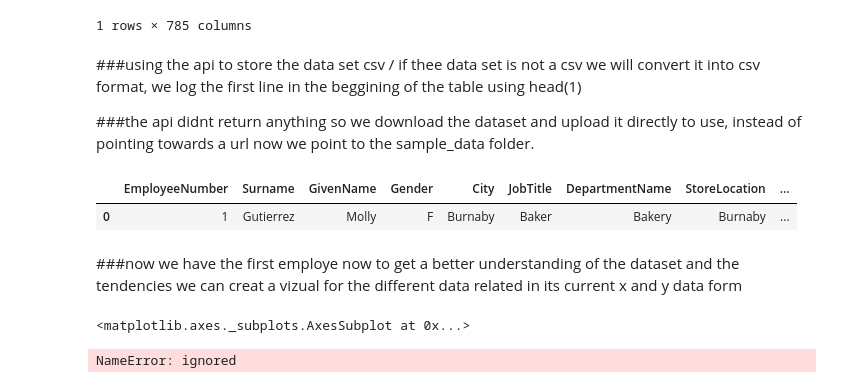
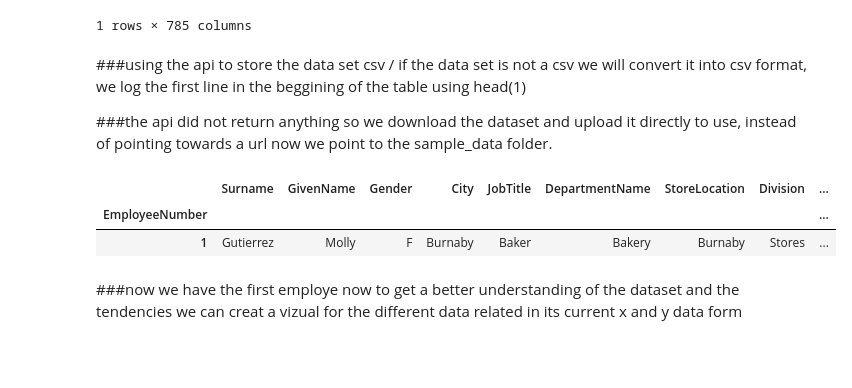
Before and after one commit to TrshDesigns/Data-science-practice, a Jupyter notebook: HR_datascience.ipynb, the cells around one changed output. Drawn from its saved outputs; the diff is of its cells as text; code cells hidden in the pictures; blank space fills up the shorter version.

```diff
--- a/HR_datascience.ipynb
+++ b/HR_datascience.ipynb
@@ -19,22 +19,15 @@ hrd.head(1)
 | 0 | 5 | 0 | 0 | 0 | 0 | 0 | 0 | 0 | 0 | 0 | ... | ... |
 1 rows × 785 columns
 # %% [markdown]
-###using the api to store the data set csv / if thee data set is not a csv we will convert it into csv format, we log the first line in the beggining of the table using head(1)
+###using the api to store the data set csv / if the data set is not a csv we will convert it into csv format, we log the first line in the beggining of the table using head(1)
 
-###the api didnt return anything so we download the dataset and upload it directly to use, instead of pointing towards a url now we point to the sample_data folder.
+###the api did not return anything so we download the dataset and upload it directly to use, instead of pointing towards a url now we point to the sample_data folder.
 # %%
-hrd = pd.read_csv("/content/sample_data/MFGEmployees4.csv")
+hrd = pd.read_csv("/content/sample_data/MFGEmployees4.csv",index_col=0, parse_dates=True)
 hrd.head(1)
 # %% [output]
-|  | EmployeeNumber | Surname | GivenName | Gender | City | JobTitle | DepartmentName | StoreLocation | ... |
-| 0 | 1 | Gutierrez | Molly | F | Burnaby | Baker | Bakery | Burnaby | ... |
+|  | Surname | GivenName | Gender | City | JobTitle | DepartmentName | StoreLocation | Division | ... |
+| EmployeeNumber |  |  |  |  |  |  |  |  | ... |
+| 1 | Gutierrez | Molly | F | Burnaby | Baker | Bakery | Burnaby | Stores | ... |
 # %% [markdown]
 ###now we have the first employe now to get a better understanding of the dataset and the tendencies we can creat a vizual for the different data related in its current x and y data form
-# %%
-hrd.plot.bar()
-# %% [output]
-<matplotlib.axes._subplots.AxesSubplot at 0x...>
-# %%
-pd.crosstab(hrd['AbsentHours'], hrd['LengthService']).plot.bar()
-# %% [output]
-NameError: ignored
```
Also changed, not shown: parts of 5 cells of this notebook.
